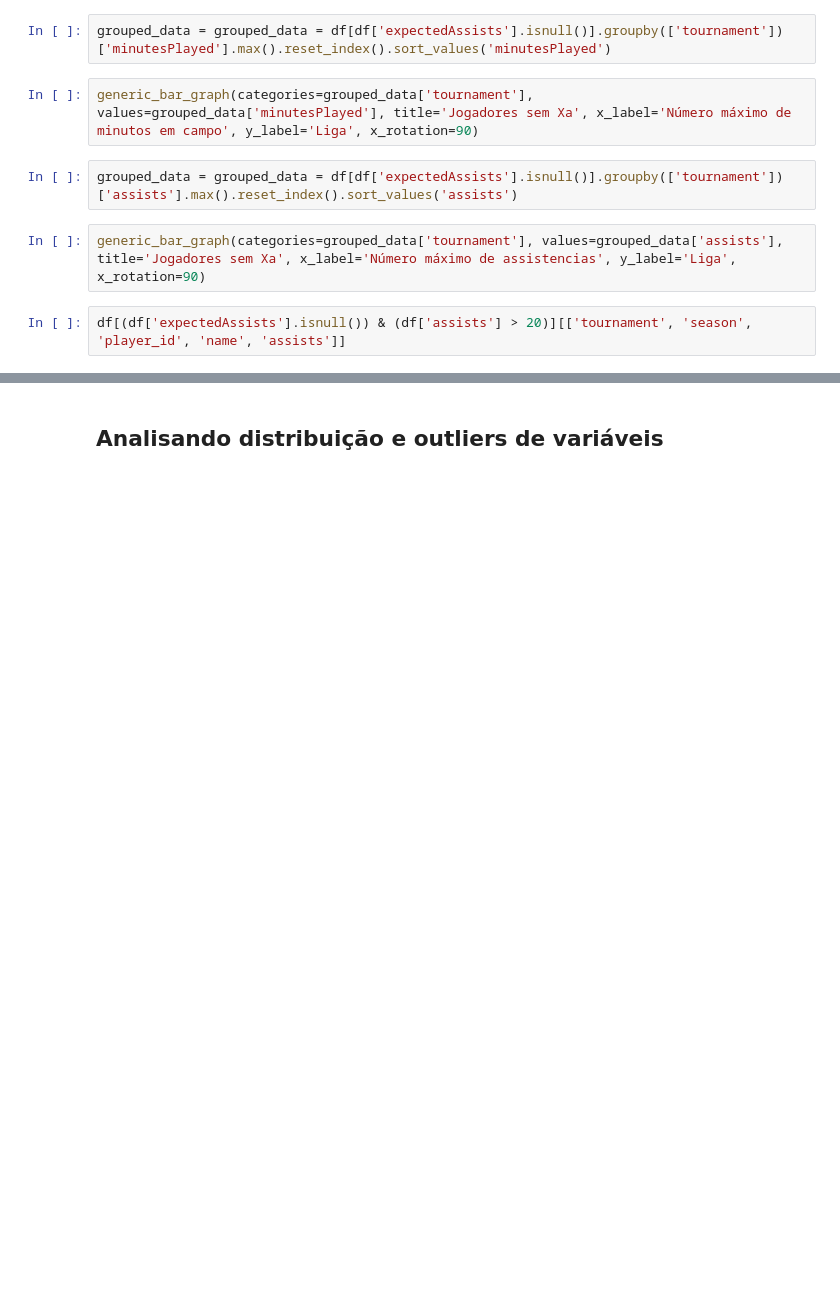
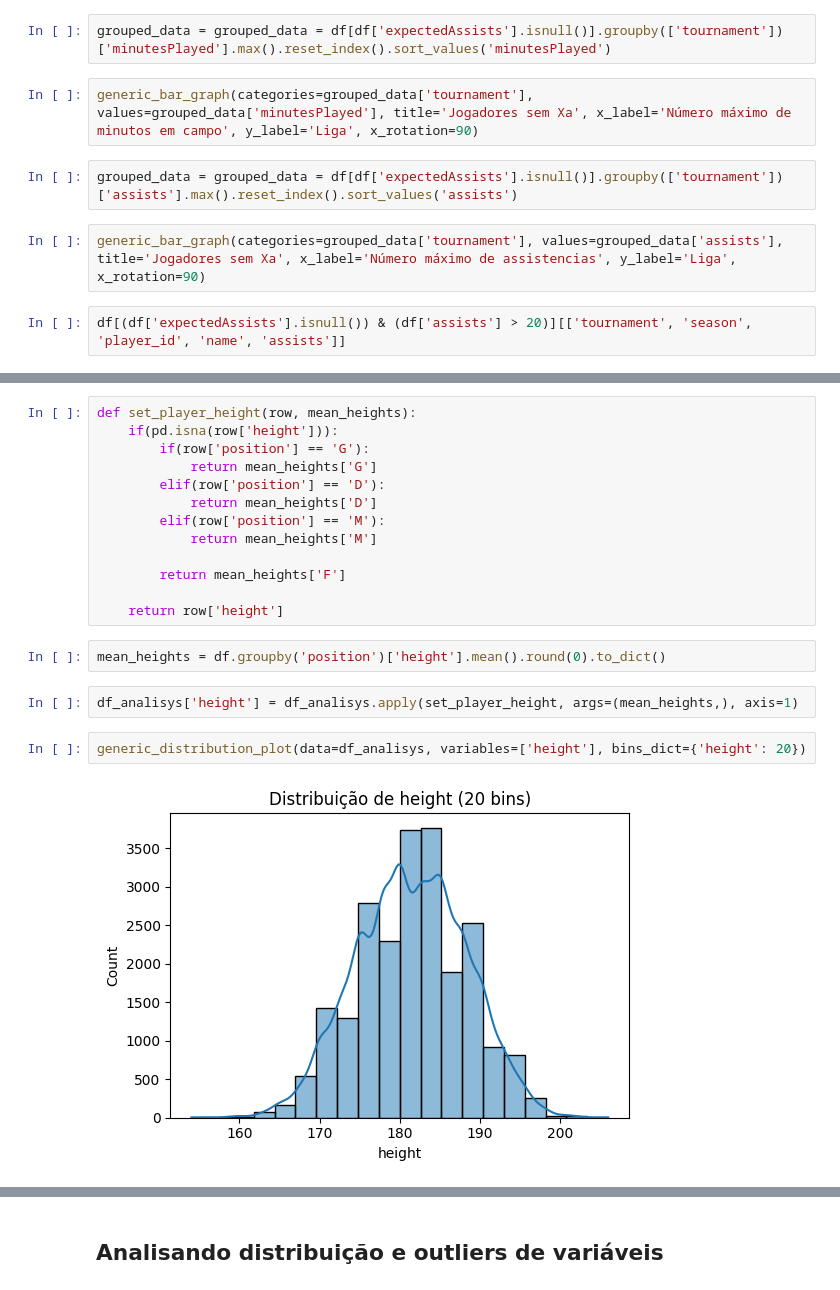
Before and after one commit to Yaak3/TCC2, a Jupyter notebook: Notebooks/analysis.ipynb, the cells around one changed output, grey strips where cells are left out. Cells and saved outputs as stored; diff of their text form; blank space fills up the shorter version.

```diff
--- a/Notebooks/analysis.ipynb
+++ b/Notebooks/analysis.ipynb
@@ -288,0 +344,21 @@ df[(df['expectedAssists'].isnull()) & (df['assists'] > 20)][['tournament', 'seas
+# %%
+def set_player_height(row, mean_heights):
+    if(pd.isna(row['height'])):
+        if(row['position'] == 'G'):
+            return mean_heights['G']
+        elif(row['position'] == 'D'):
+            return mean_heights['D']
+        elif(row['position'] == 'M'):
+            return mean_heights['M']
+
+        return mean_heights['F']
+
+    return row['height']
+# %%
+mean_heights = df.groupby('position')['height'].mean().round(0).to_dict()
+# %%
+df_analisys['height'] = df_analisys.apply(set_player_height, args=(mean_heights,), axis=1)
+# %%
+generic_distribution_plot(data=df_analisys, variables=['height'], bins_dict={'height': 20})
+# %% [output]
+[figure, added]
```
Also changed, not shown: parts of 154 cells of this notebook.
